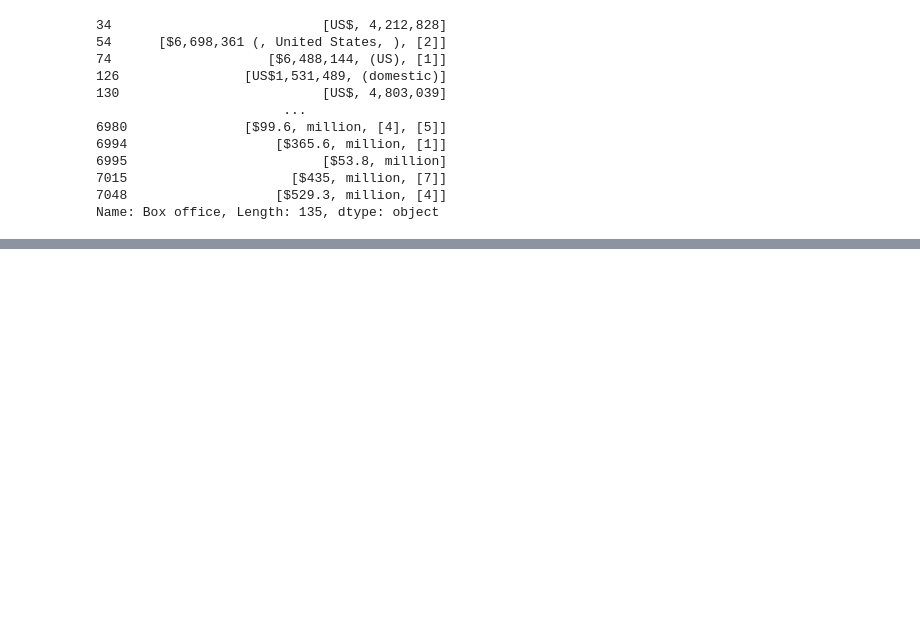
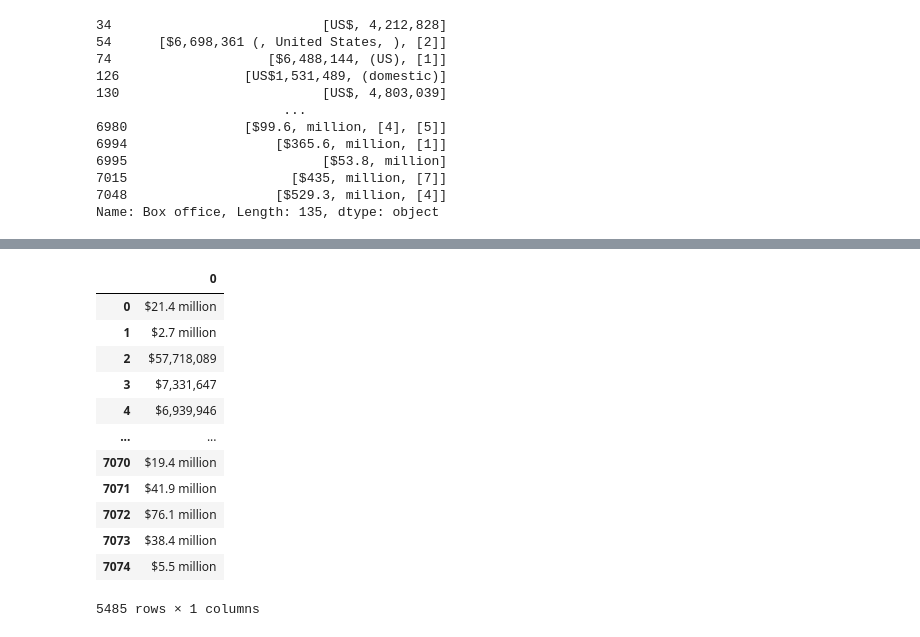
Before and after one commit to bromul/Movies-ETL, a Jupyter notebook: movie_data_ETL.ipynb, the cells around one changed output, grey strips where cells are left out. Saved outputs shown, nothing was run; the diff lists cells and outputs as text; code cells hidden in the pictures; blank space fills up the shorter version.

```diff
--- a/movie_data_ETL.ipynb
+++ b/movie_data_ETL.ipynb
@@ -283,3 +283,6 @@ box_office[box_office.map(lambda x: type(x) != str)]
 Name: Box office, Length: 135, dtype: object
 # %%
 box_office = box_office.apply(lambda x: ' '.join(x) if type(x) == list else x)
+# %%
+# Replace values in box office that are given as a range
+box_office = box_office.str.replace(r'\$.*[---](?![a-z])', '$', regex = True)
@@ -285,0 +332,17 @@ box_office = box_office.apply(lambda x: ' '.join(x) if type(x) == list else x)
+# %%
+# Extract the parts of the strings that match
+box_office.str.extract(f'({form_one}|{form_two})')
+# %% [output]
+|  | 0 |
+| 0 | $21.4 million |
+| 1 | $2.7 million |
+| 2 | $57,718,089 |
+| 3 | $7,331,647 |
+| 4 | $6,939,946 |
+| ... | ... |
+| 7070 | $19.4 million |
+| 7071 | $41.9 million |
+| 7072 | $76.1 million |
+| 7073 | $38.4 million |
+| 7074 | $5.5 million |
+5485 rows × 1 columns
```
Also changed, not shown: parts of 40 cells of this notebook.
